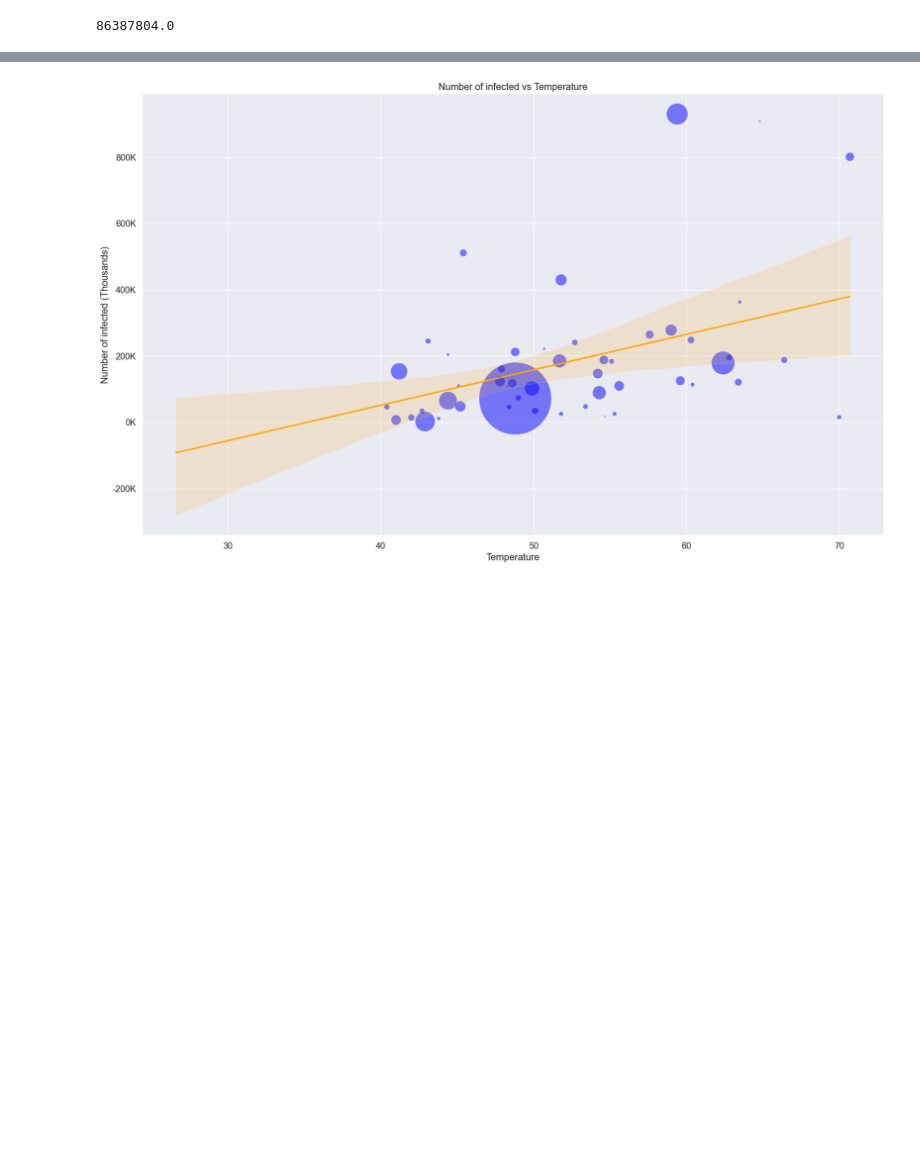
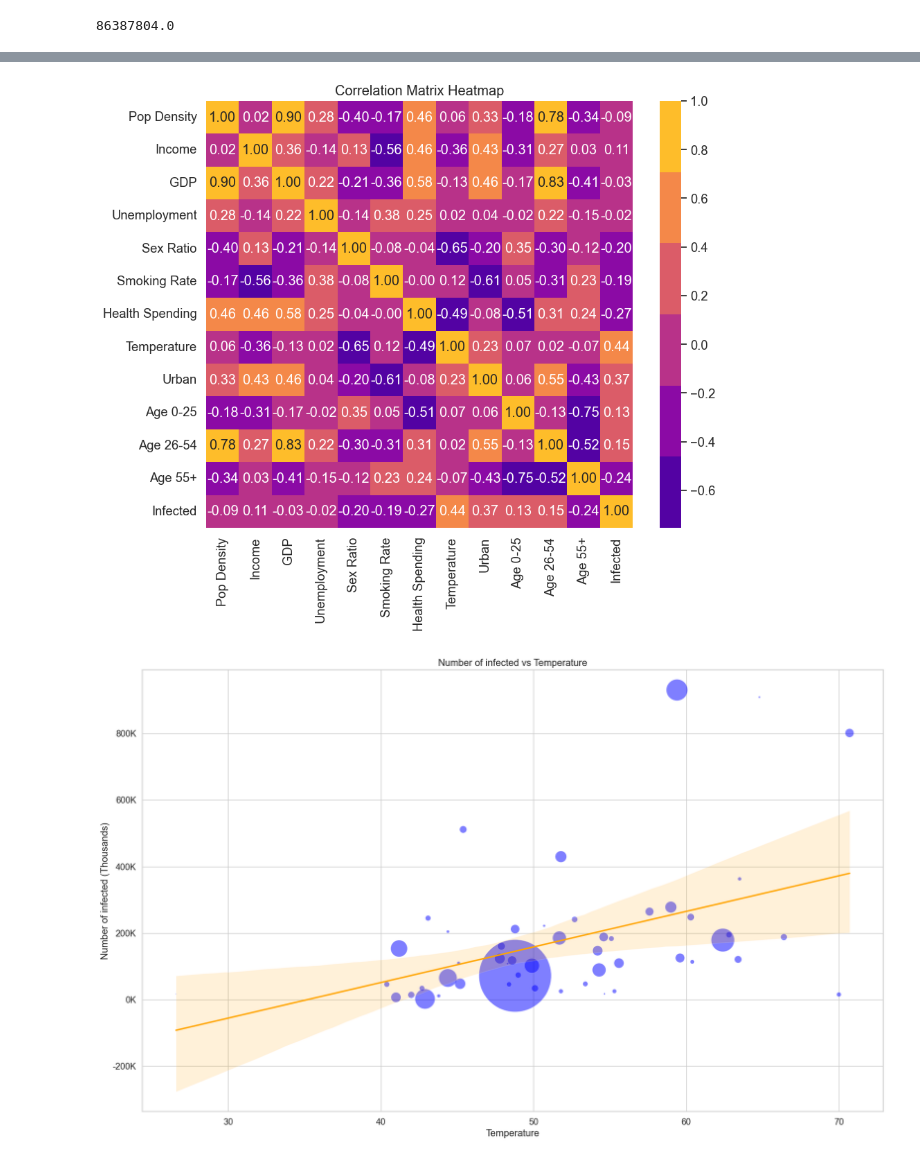
Before and after one commit to ollie-gats/BSE_brush_up_python_project, a Jupyter notebook: final_project_part1.ipynb, the cells around one changed output, grey strips where cells are left out. Cells and saved outputs as stored; diff of their text form; code cells hidden in the pictures; blank space fills up the shorter version.

```diff
--- a/final_project_part1.ipynb
+++ b/final_project_part1.ipynb
@@ -101,13 +125,15 @@ grouped_data2['%Positives_Tests'] = grouped_data2['positive']/(grouped_data2['ne
 
 # Create a bar plot of positives and negatives grouped by month
 sns.set_theme(font_scale=1.2)
+sns.set_style("whitegrid")
+
 fig, axes = plt.subplots(3, 1, figsize=(20,12))  # 4 row, 1 columns for 6 subplots
 
 
 sns.lineplot(x='month_name', y='positive', data=grouped_data1, hue='dataQualityGrade', legend=True, ax=axes[0])
 axes[0].set_xlabel('Months')
 axes[0].set_ylabel('Number of tests (Millions)')
-axes[0].set_title('Line Plot of Positive tests')
+axes[0].set_title('Line plot of Positive tests')
 sns.lineplot(x='month_name', y='negative', data=grouped_data1, hue='dataQualityGrade', legend=True, ax=axes[1])
 axes[1].set_xlabel('Months')
 axes[1].set_ylabel('Number of tests (Millions)')
@@ -115,7 +141,7 @@ axes[1].set_title('Line Plot of Negative tests')
 sns.lineplot(x='month_name', y='%Positives_Tests', data=grouped_data2, ax=axes[2])
 axes[2].set_xlabel('Months')
 axes[2].set_ylabel('Porcentage of positive tests')
-axes[2].set_title('Line Plot of porcentage of positive results')
+axes[2].set_title('Line plot of percentage of positive results')
 
 # Create a custom formatter to show units in millions
 def millions_formatter(x, pos):
@@ -163,5 +189,24 @@ corr_matrix
 | Age 26-54 | 0.777639 | 0.265425 | 0.825844 | 0.218631 | -0.297696 | -0.312298 | 0.308054 | 0.021888 | ... |
 | Age 55+ | -0.337299 | 0.029543 | -0.408210 | -0.151054 | -0.118238 | 0.226318 | 0.238377 | -0.070813 | ... |
 | Infected | -0.087721 | 0.111118 | -0.031174 | -0.021688 | -0.201121 | -0.186406 | -0.274788 | 0.443527 | ... |
+# %%
+# Check for correlation between the different columns and the amount of infected
+# Correlation Matrix visualization
+# Set the color palette to "plasma"
+correlation_palette = sns.color_palette("plasma")
+
+# Create a figure and axis for the heatmap
+plt.figure(figsize=(10, 8))
+
+# Create the heatmap using sns.heatmap
+sns.heatmap(corr_matrix, annot=True, fmt=".2f", cmap=correlation_palette, cbar=True, square=True)
+
+# Set plot title
+plt.title("Correlation Matrix Heatmap")
+
+# Show the plot
+plt.show()
+# %% [output]
+[figure, added]
 # %%
 sns.set_theme(font_scale=1.2)
```
Also changed, not shown: parts of 3 cells of this notebook.
